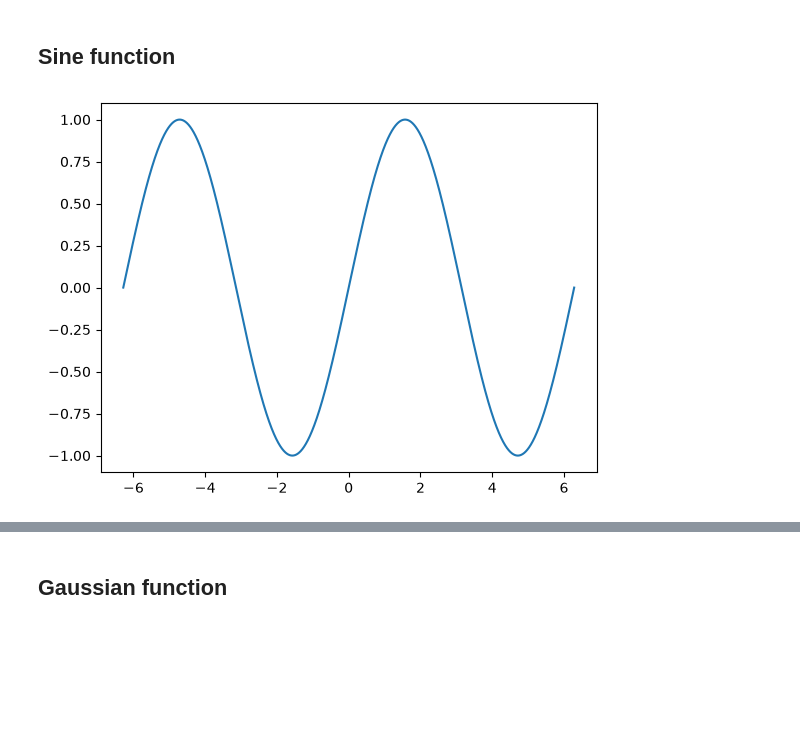
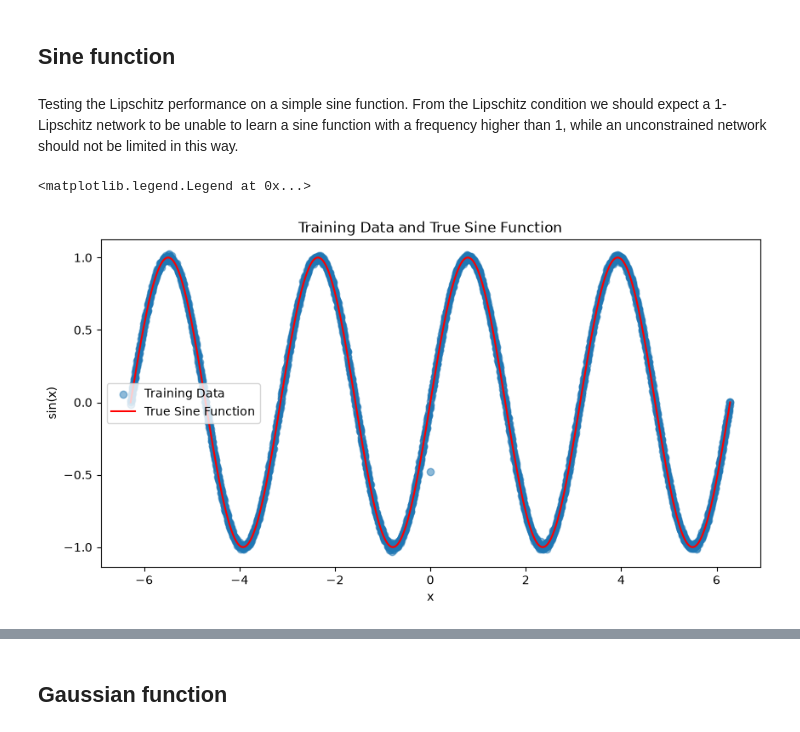
Before and after one commit to emilbkvamme/lipschitz-networks, a Jupyter notebook: Lipschitz_concept/Toy.ipynb, the cells around one changed output, grey strips where cells are left out. Saved outputs shown, nothing was run; the diff lists cells and outputs as text; code cells hidden in the pictures; blank space fills up the shorter version.

```diff
--- a/Lipschitz_concept/Toy.ipynb
+++ b/Lipschitz_concept/Toy.ipynb
@@ -24,13 +28,21 @@ from train_eval import train, evaluate, predict
 # %% [markdown]
 ## Sine function
+# %% [markdown]
+Testing the Lipschitz performance on a simple sine function. From the Lipschitz condition we should expect a 1-Lipschitz network to be unable to learn a sine function with a frequency higher than 1, while an unconstrained network should not be limited in this way.
 # %%
 # Sine function
-x = np.linspace(-2*np.pi, 2*np.pi, 10000)
-sine_func = np.sin(x)
+N = 3000
+x_train, y_train, x_linspace, y_linspace = sine_function_train_data(N, frequency=2)
 
-plt.plot(x, sine_func)
-plt.show()
+plt.figure(figsize=(10, 5))
+plt.scatter(x_train.numpy(), y_train.numpy(), label='Training Data', alpha=0.5)
+plt.plot(x_linspace.numpy(), y_linspace.numpy(), color='red', label='True Sine Function')
+plt.title('Training Data and True Sine Function')
+plt.xlabel('x')
+plt.ylabel('sin(x)')
+plt.legend()
 # %% [output]
+<matplotlib.legend.Legend at 0x...>
-[figure, old version]
+[figure, new version]
 # %%
 # HYPERPARAMETERS
```
Also changed, not shown: parts of 31 cells of this notebook, 3 other files.
